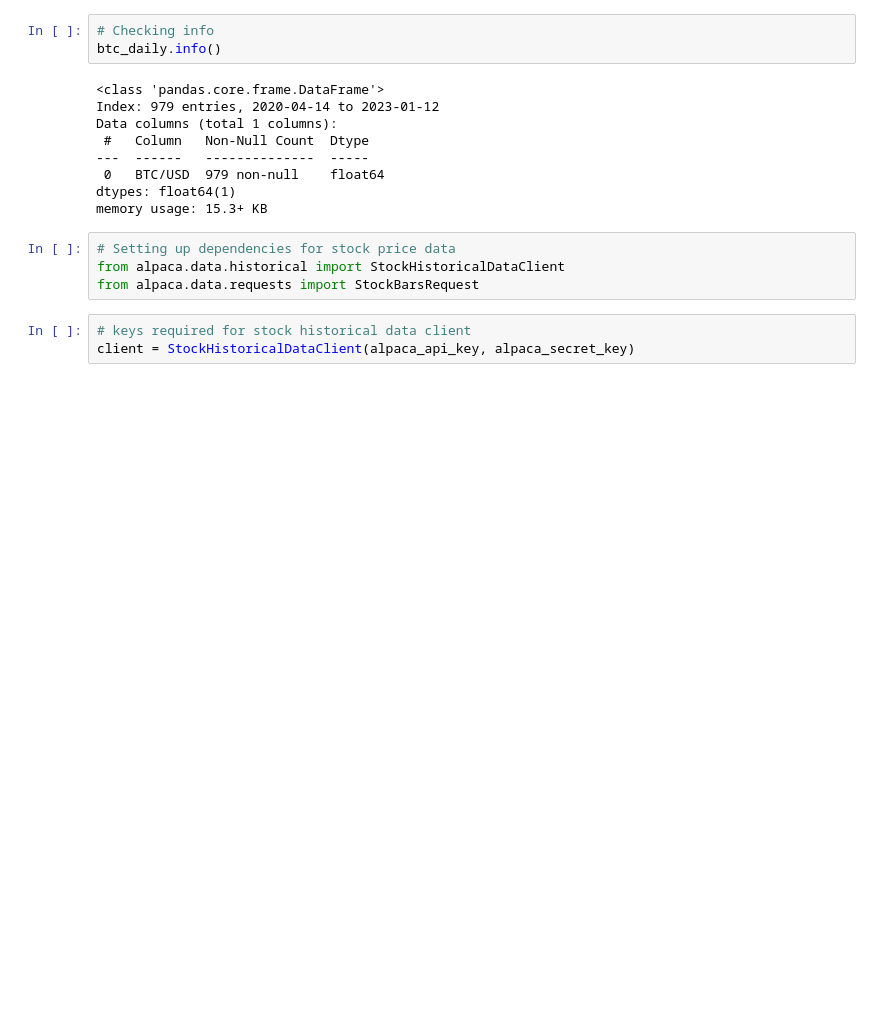
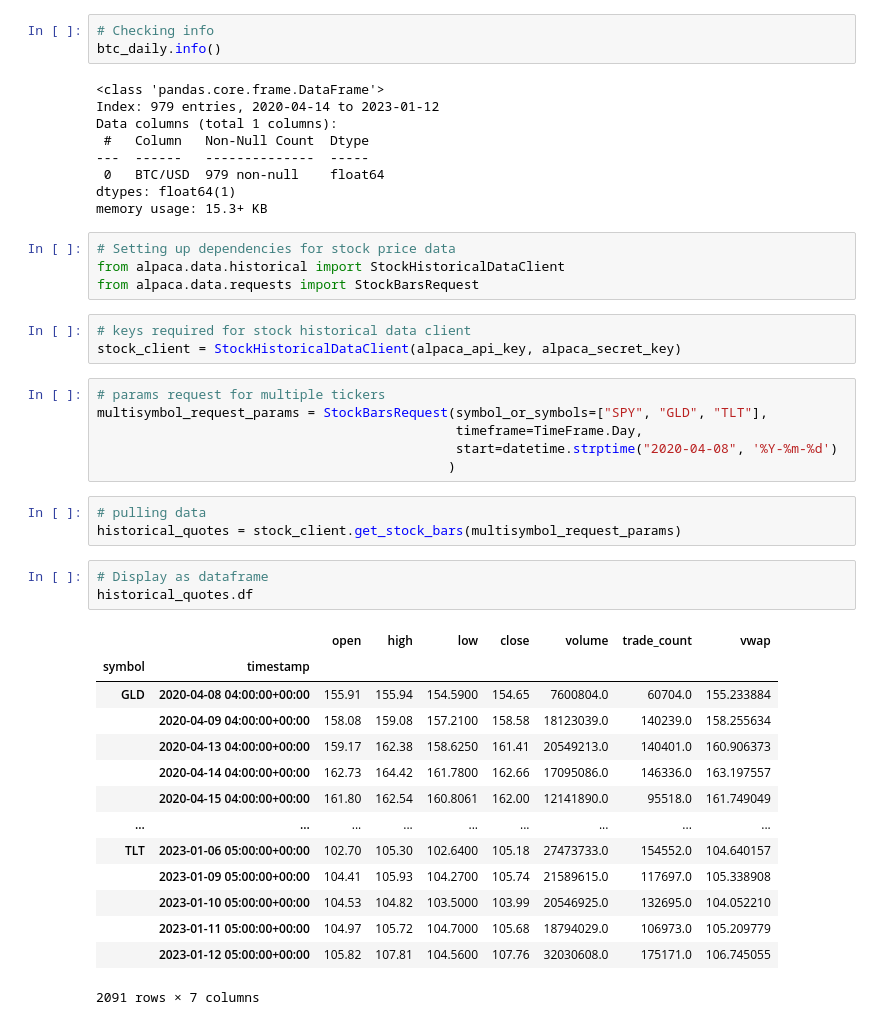
Before and after one commit to jordan-gilmartin/Alpaca-API-Data, a Jupyter notebook: Alpaca-API-Data.ipynb, the cells around one changed output. Cells and saved outputs as stored; diff of their text form; blank space fills up the shorter version.

```diff
--- a/Alpaca-API-Data.ipynb
+++ b/Alpaca-API-Data.ipynb
@@ -225,4 +225,31 @@ from alpaca.data.historical import StockHistoricalDataClient
 from alpaca.data.requests import StockBarsRequest
 # %%
 # keys required for stock historical data client
-client = StockHistoricalDataClient(alpaca_api_key, alpaca_secret_key)
+stock_client = StockHistoricalDataClient(alpaca_api_key, alpaca_secret_key)
+# %%
+# params request for multiple tickers
+multisymbol_request_params = StockBarsRequest(symbol_or_symbols=["SPY", "GLD", "TLT"],
+                                              timeframe=TimeFrame.Day,
+                                              start=datetime.strptime("2020-04-08", '%Y-%m-%d')
+                                             )
+# %%
+# pulling data
+historical_quotes = stock_client.get_stock_bars(multisymbol_request_params)
+# %%
+# Display as dataframe
+historical_quotes.df
+# %% [output]
+|  |  | open | high | low | close | volume | trade_count | vwap |
+| symbol | timestamp |  |  |  |  |  |  |  |
+| GLD | 2020-04-08 04:00:00+00:00 | 155.91 | 155.94 | 154.5900 | 154.65 | 7600804.0 | 60704.0 | 155.233884 |
+|  | 2020-04-09 04:00:00+00:00 | 158.08 | 159.08 | 157.2100 | 158.58 | 18123039.0 | 140239.0 | 158.255634 |
+|  | 2020-04-13 04:00:00+00:00 | 159.17 | 162.38 | 158.6250 | 161.41 | 20549213.0 | 140401.0 | 160.906373 |
+|  | 2020-04-14 04:00:00+00:00 | 162.73 | 164.42 | 161.7800 | 162.66 | 17095086.0 | 146336.0 | 163.197557 |
+|  | 2020-04-15 04:00:00+00:00 | 161.80 | 162.54 | 160.8061 | 162.00 | 12141890.0 | 95518.0 | 161.749049 |
+| ... | ... | ... | ... | ... | ... | ... | ... | ... |
+| TLT | 2023-01-06 05:00:00+00:00 | 102.70 | 105.30 | 102.6400 | 105.18 | 27473733.0 | 154552.0 | 104.640157 |
+|  | 2023-01-09 05:00:00+00:00 | 104.41 | 105.93 | 104.2700 | 105.74 | 21589615.0 | 117697.0 | 105.338908 |
+|  | 2023-01-10 05:00:00+00:00 | 104.53 | 104.82 | 103.5000 | 103.99 | 20546925.0 | 132695.0 | 104.052210 |
+|  | 2023-01-11 05:00:00+00:00 | 104.97 | 105.72 | 104.7000 | 105.68 | 18794029.0 | 106973.0 | 105.209779 |
+|  | 2023-01-12 05:00:00+00:00 | 105.82 | 107.81 | 104.5600 | 107.76 | 32030608.0 | 175171.0 | 106.745055 |
+2091 rows × 7 columns
```
Also changed, not shown: parts of 3 cells of this notebook.
